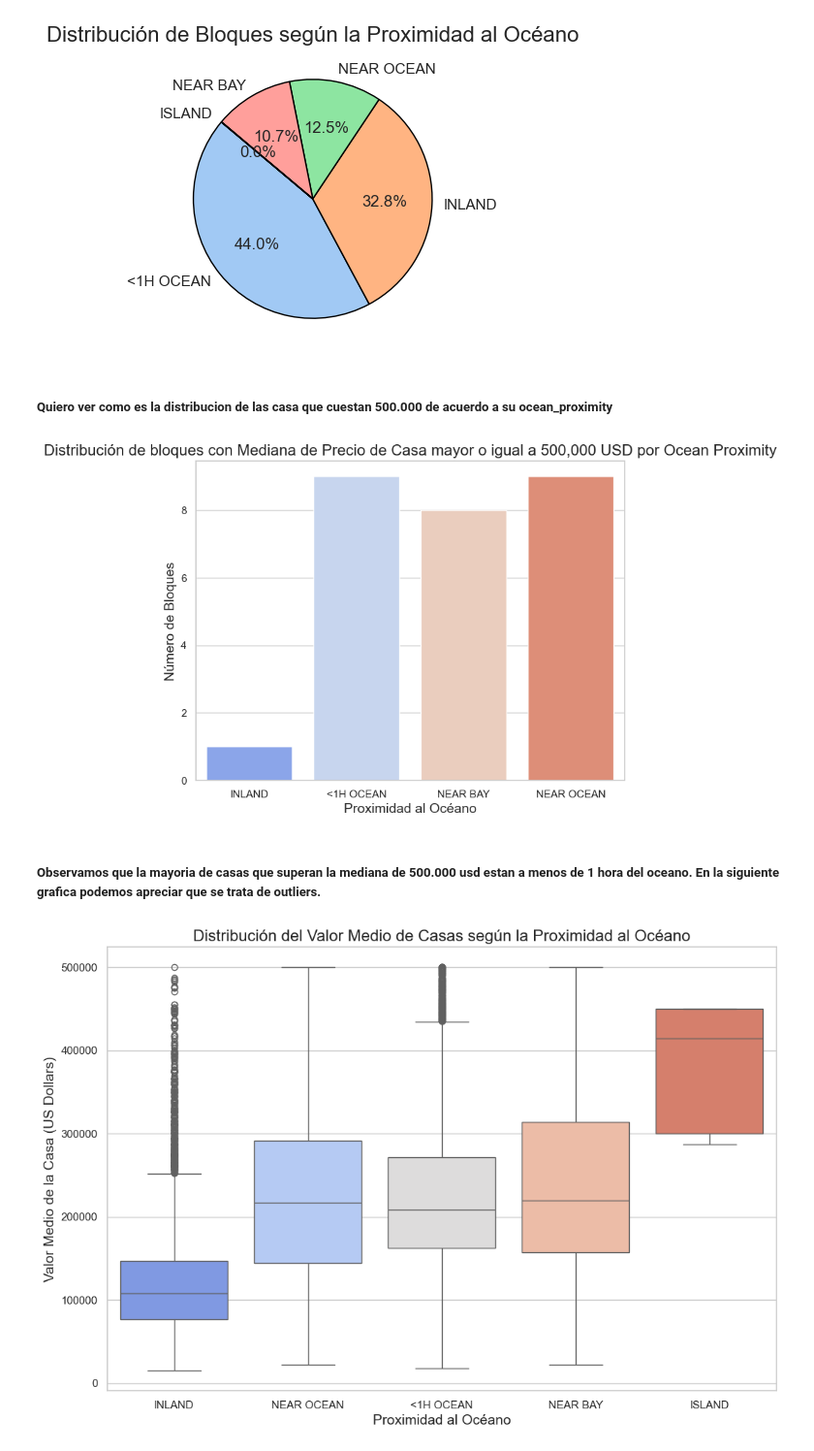
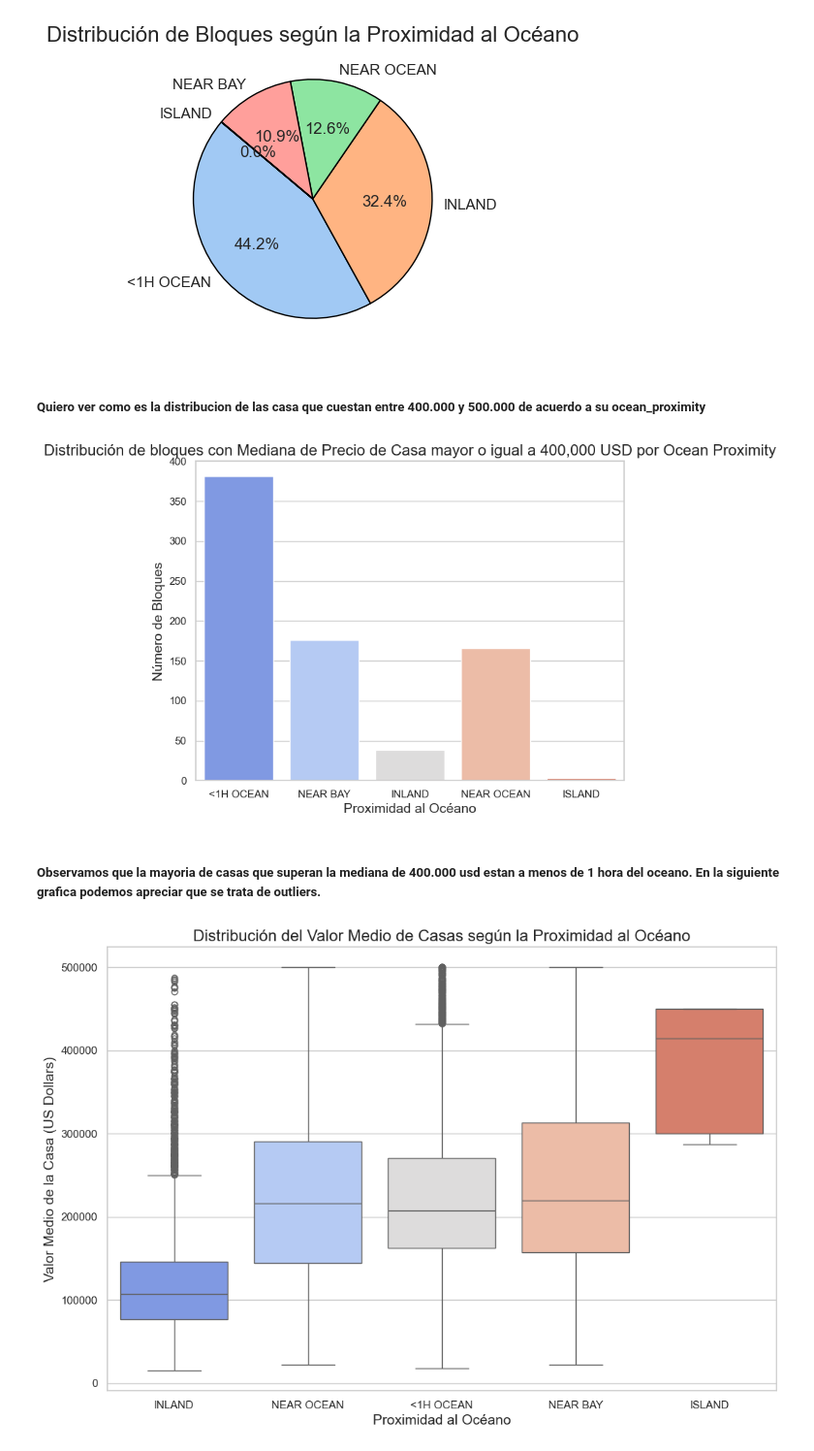
Before and after one commit to djender985/CursoDataScience-II, a Jupyter notebook: Proyecto/Ender_Davila.ipynb, the cells around one changed output. Shown at 97% size. Cells and saved outputs as stored; diff of their text form; code cells hidden in the pictures.

```diff
--- a/Proyecto/Ender_Davila.ipynb
+++ b/Proyecto/Ender_Davila.ipynb
@@ -230,13 +230,20 @@ Observamos que hay outliers que no tienen sentido. Podrian ser real pero no repr
 # %%
 # Remuevo los outliers de la columna avg_rooms_per_household
 
-# Calcular la media y la desviación estándar
-mean = df['avg_rooms_per_household'].mean()
-std_dev = df['avg_rooms_per_household'].std()
+# Calcular Q1 (percentil 25) y Q3 (percentil 75) para avg_rooms_per_household
+Q1 = df['avg_rooms_per_household'].quantile(0.25)
+Q3 = df['avg_rooms_per_household'].quantile(0.75)
 
-# Definir límites para detectar outliers
-lower_bound = mean - 3 * std_dev
-upper_bound = mean + 3 * std_dev
+# Calcular IQR
+IQR = Q3 - Q1
 
-# Filtrar filas que estén dentro de los límites y sobrescribir df
-df = df[(df['avg_rooms_per_household'] >= lower_bound) & (df['avg_rooms_per_household'] <= upper_bound)]
+# Calcular los límites
+lower_bound = Q1 - 1.5 * IQR
+upper_bound = Q3 + 1.5 * IQR
+
+# Filtrar el DataFrame eliminando los outliers
+df = df[(df['avg_rooms_per_household'] >= lower_bound) &
+        (df['avg_rooms_per_household'] <= upper_bound)]
+
+# Confirmar la eliminación de outliers
+print(f'Número de filas después de eliminar outliers: {df.shape[0]}')
@@ -462,26 +471,26 @@ plt.show()
 # %% [output]
 [figure]
 # %% [markdown]
-##### Quiero ver como es la distribucion de las casa que cuestan 500.000 de acuerdo a su ocean_proximity
+##### Quiero ver como es la distribucion de las casa que cuestan entre 400.000 y 500.000 de acuerdo a su ocean_proximity
 # %%
 # Filtrar las casas con median_house_value igual a 500000
-filtered_houses = df[df['median_house_value'] >= 500000]
+filtered_houses = df[(df['median_house_value'] >= 400000) & (df['median_house_value'] <= 500000)]
 
 # Crear un gráfico de barras para mostrar la distribución de ocean_proximity
 plt.figure(figsize=(8, 6))
 sns.countplot(data=filtered_houses, x='ocean_proximity', hue='ocean_proximity', palette='coolwarm', dodge=False)
 
 # Añadir títulos y etiquetas
-plt.title('Distribución de bloques con Mediana de Precio de Casa mayor o igual a 500,000 USD por Ocean Proximity', fontsize=16)
+plt.title('Distribución de bloques con Mediana de Precio de Casa mayor o igual a 400,000 USD por Ocean Proximity', fontsize=16)
 plt.xlabel('Proximidad al Océano', fontsize=14)
 plt.ylabel('Número de Bloques', fontsize=14)
 
 # Mostrar el gráfico
 plt.show()
 # %% [output]
-[figure, old version]
+[figure, new version]
 # %% [markdown]
-##### Observamos que la mayoria de casas que superan la mediana de 500.000 usd estan a menos de 1 hora del oceano. En la siguiente grafica podemos apreciar que se trata de outliers.
+##### Observamos que la mayoria de casas que superan la mediana de 400.000 usd estan a menos de 1 hora del oceano. En la siguiente grafica podemos apreciar que se trata de outliers.
 # %%
 # Configurar el estilo de los gráficos
 sns.set(style="whitegrid")
```
Also changed, not shown: parts of 16 cells of this notebook.
